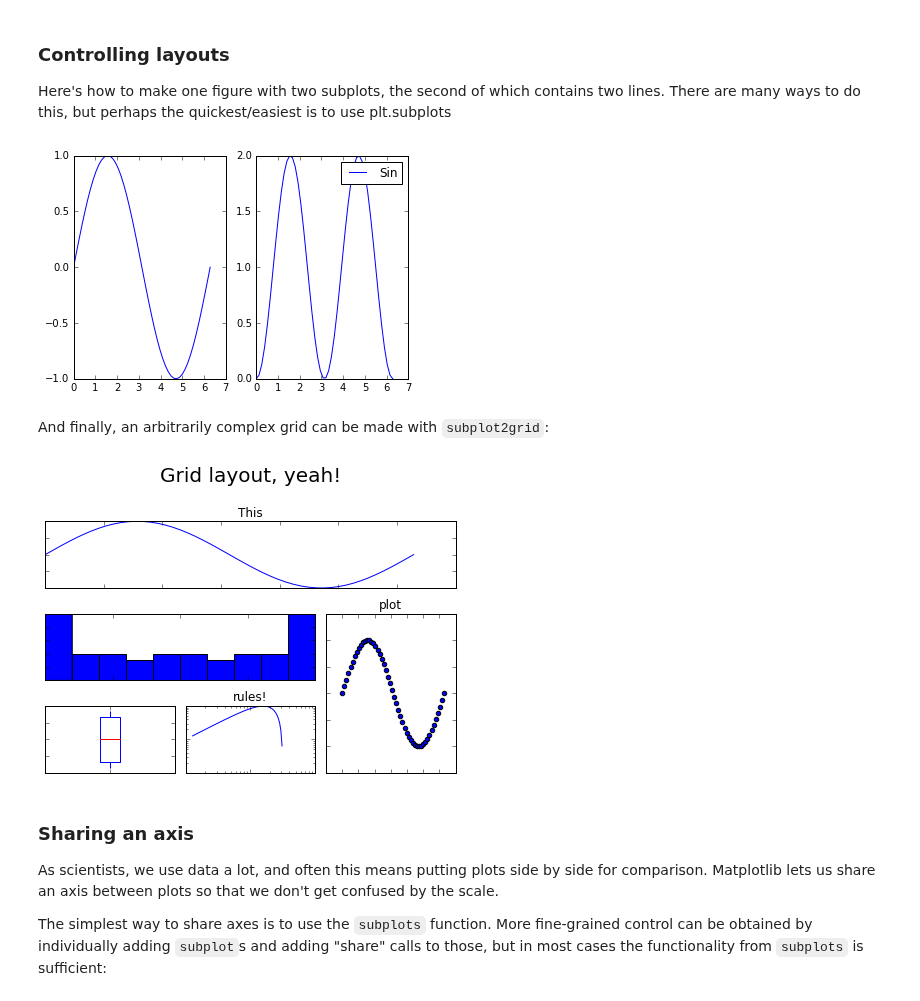
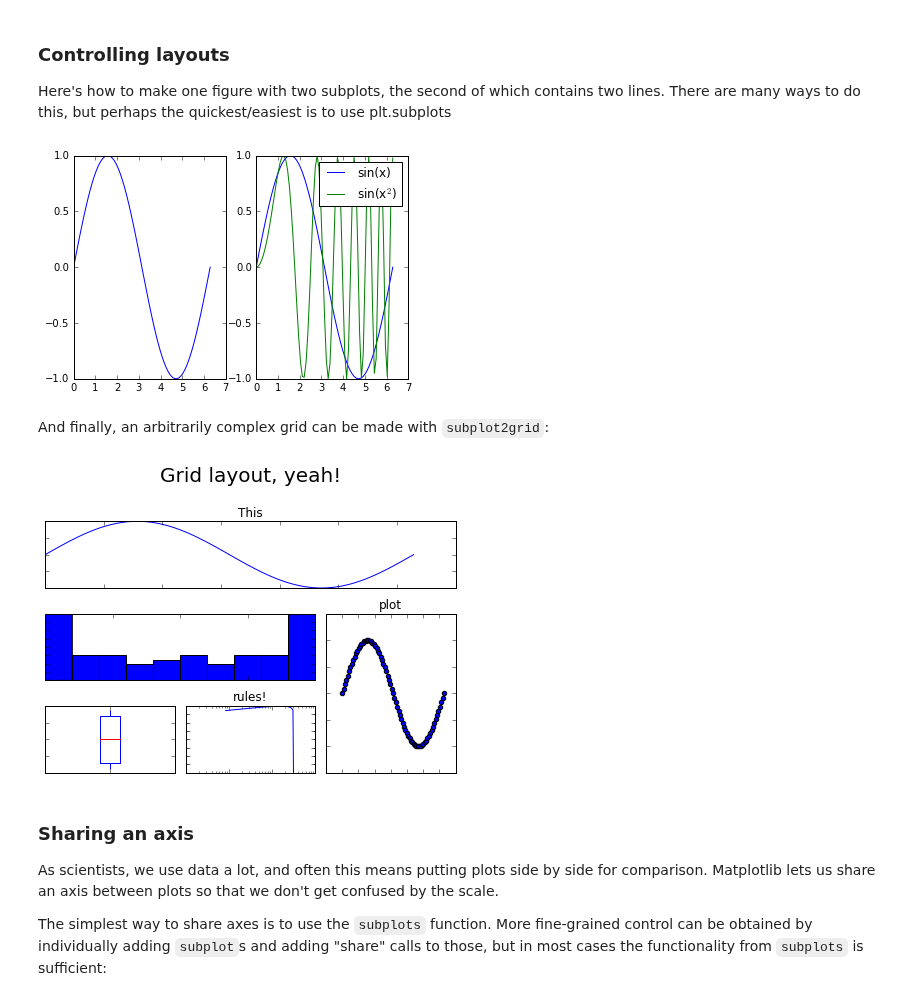
Before and after one commit to profjsb/python-bootcamp, a Jupyter notebook: Lectures/21_NumpyMatplotlib/IntroMatplolib.ipynb, the cells around one changed output. Saved outputs shown, nothing was run; the diff lists cells and outputs as text; code cells hidden in the pictures.

```diff
--- a/Lectures/21_NumpyMatplotlib/IntroMatplolib.ipynb
+++ b/Lectures/21_NumpyMatplotlib/IntroMatplolib.ipynb
@@ -47,7 +47,7 @@ There are two major challenges with creating figures.
 2. Second is formatting the basic plot to look exactly how you would like it to look. In general, the formatting will probably take you longer...
 # %%
 # First, let's create some data that we can use for the plotting...
-x = np.linspace(0, 2*np.pi)
+x = np.linspace(0, 2*np.pi, 75)
 y1 = np.sin(x)
 y2 = np.sin(x**2)
 # %% [markdown]
@@ -147,25 +145,26 @@ two lines.  There are many ways to do this, but perhaps the quickest/easiest is
 # %%
 # First, create an empty figure with 2 subplots
 # The arguments (1, 2) indicate 1 row and 2 cols
 # We are unpacking the two axis objects automatically here
 fig, (ax1, ax2) = plt.subplots(1, 2)
 
 # We could also make this vertical if we wanted:
 # fig, (ax1, ax2) = plt.subplots(2, 1)
 
 # Next, put one line on the first axis and both lines on the second axis
-# - On the second axes, add a legend to distinguish the two lines
+# On the second axes, add a legend to distinguish the two lines
 ax1.plot(x, y1)
 
 # Notice that I can assign the output of "plot" to a variable.
 # This is the "line object" referring to the line we just drew.
-l1 = ax2.plot(x, 2*y1**2, label='Sin')  # The labels are what appear in the legend
+l1 = ax2.plot(x, y1, label='sin(x)')  # The labels are what appear in the legend
+l2 = ax2.plot(x, y2, label='sin(x$^2$)')  # The labels are what appear in the legend
 ax2.legend()
 
 # Finally, save the figure as a png file
 fig.savefig('myfig.png')
 # %% [output]
-[figure, old version]
+[figure, new version]
 # %% [markdown]
 And finally, an arbitrarily complex grid can be made with ``subplot2grid``:
 # %%
@@ -199,7 +198,7 @@ f.suptitle('Grid layout, yeah!', fontsize=20, y=1.1)  #
 # Finally, we can space it all out so it's not so cramped
 plt.tight_layout()
 # %% [output]
-[figure, old version]
+[figure, new version]
 # %%
 # We can even save a figure as an SVG file
 f.savefig('./my_great_fig.svg')
```
Also changed, not shown: parts of 10 cells of this notebook, 1 other file.
